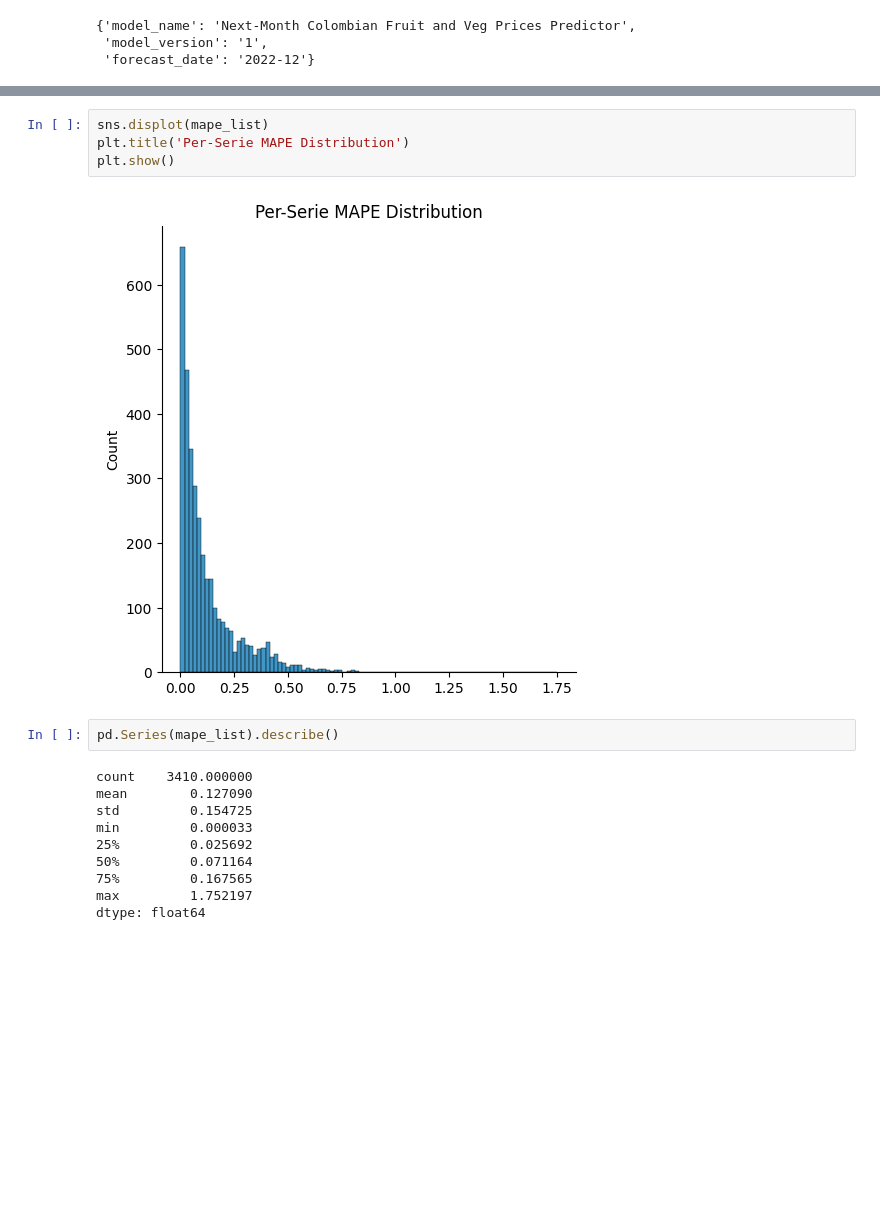
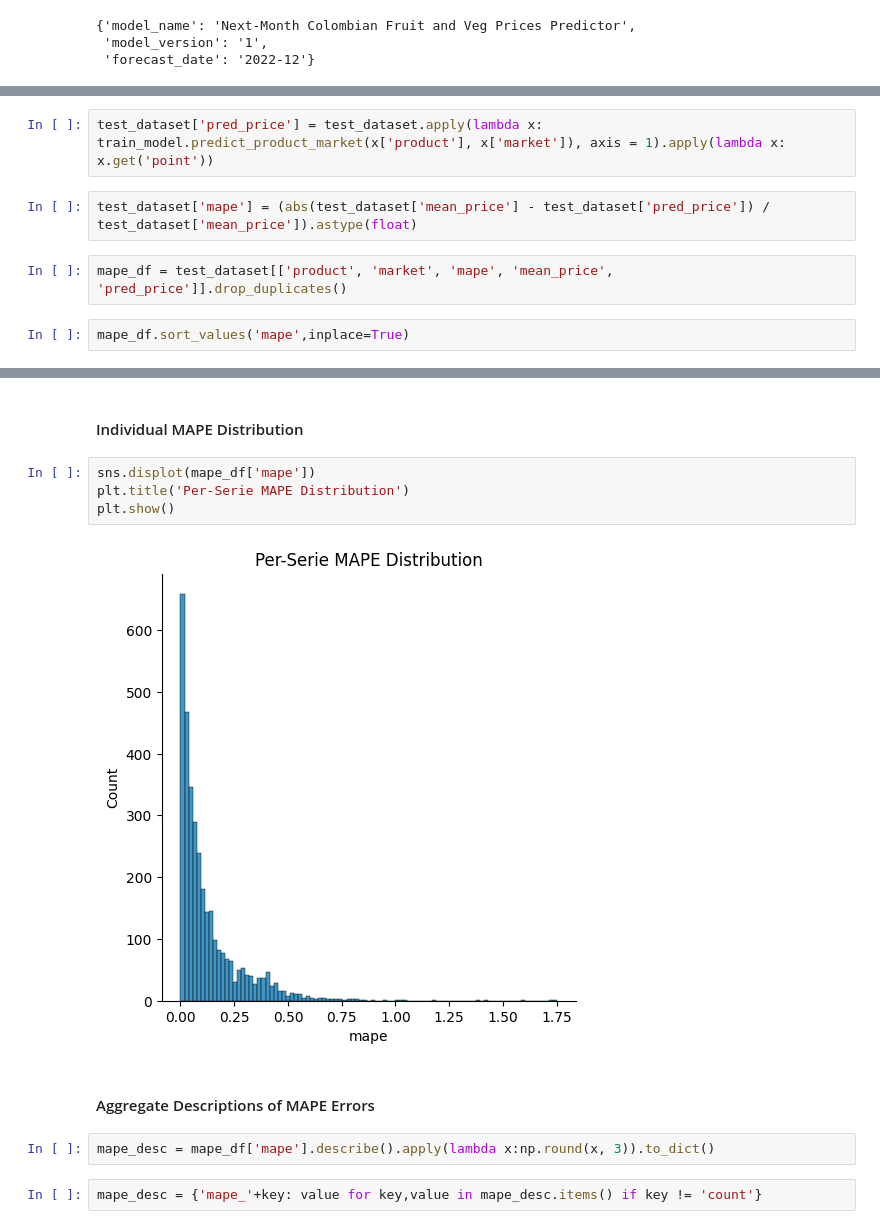
Before and after one commit to feligones/colombian_food_prices, a Jupyter notebook: notebooks/model_eval.ipynb, the cells around one changed output, grey strips where cells are left out. Saved outputs shown, nothing was run; the diff lists cells and outputs as text; blank space fills up the shorter version.

```diff
--- a/notebooks/model_eval.ipynb
+++ b/notebooks/model_eval.ipynb
@@ -73,0 +47,8 @@ for key_tuple in product_market_pairs:
+# %%
+test_dataset['pred_price'] = test_dataset.apply(lambda x: train_model.predict_product_market(x['product'], x['market']), axis = 1).apply(lambda x: x.get('point'))
+# %%
+test_dataset['mape'] = (abs(test_dataset['mean_price'] - test_dataset['pred_price']) / test_dataset['mean_price']).astype(float)
+# %%
+mape_df = test_dataset[['product', 'market', 'mape', 'mean_price', 'pred_price']].drop_duplicates()
+# %%
+mape_df.sort_values('mape',inplace=True)
@@ -74,18 +97,14 @@ for key_tuple in product_market_pairs:
+# %% [markdown]
+#### Individual MAPE Distribution
 # %%
-sns.displot(mape_list)
+sns.displot(mape_df['mape'])
 plt.title('Per-Serie MAPE Distribution')
 plt.show()
 # %% [output]
-[figure, old version]
+[figure, new version]
+# %% [markdown]
+#### Aggregate Descriptions of MAPE Errors
 # %%
-pd.Series(mape_list).describe()
+mape_desc = mape_df['mape'].describe().apply(lambda x:np.round(x, 3)).to_dict()
-# %% [output]
-count    3410.000000
-mean        0.127090
-std         0.154725
-min         0.000033
-25%         0.025692
-50%         0.071164
-75%         0.167565
-max         1.752197
-dtype: float64
+# %%
+mape_desc = {'mape_'+key: value for key,value in mape_desc.items() if key != 'count'}
```
Also changed, not shown: parts of 18 cells of this notebook, 5 other files.
